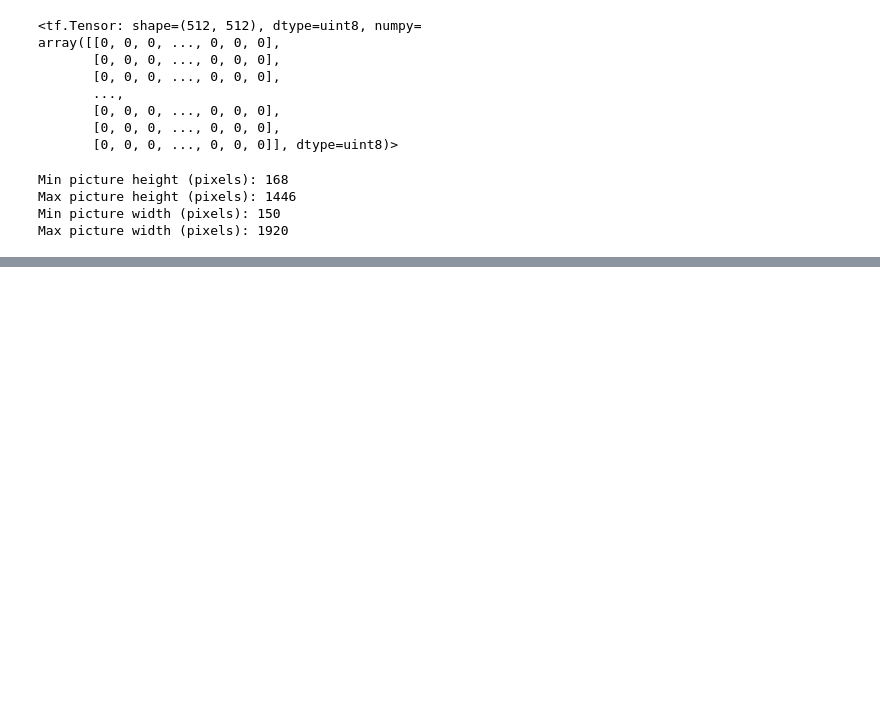
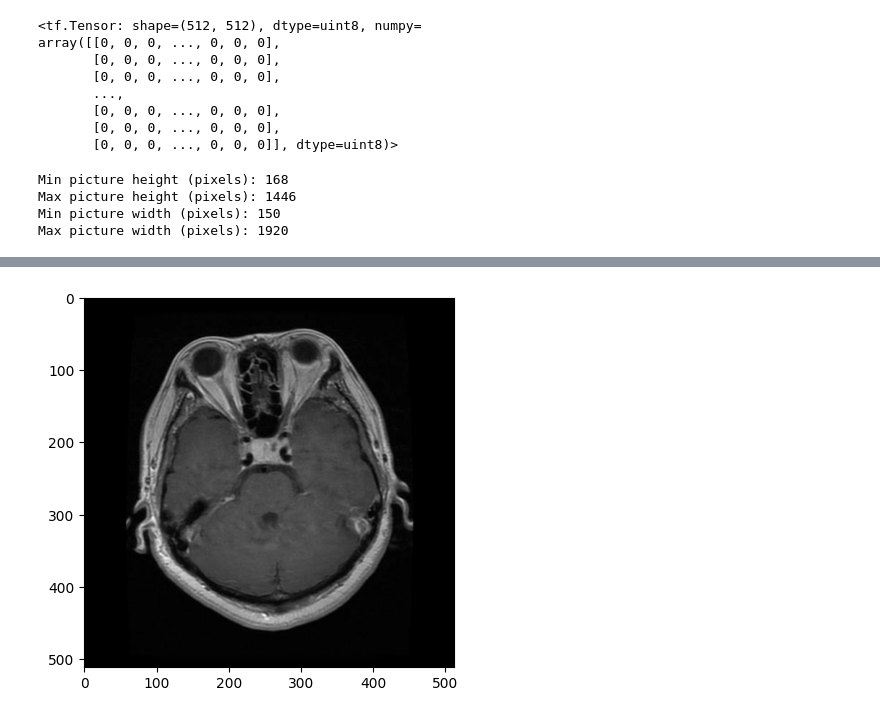
Before and after one commit to tjurjevich/tumor_detection, a Jupyter notebook: modelling.ipynb, the cells around one changed output, grey strips where cells are left out. Cells and saved outputs as stored; diff of their text form; code cells hidden in the pictures; blank space fills up the shorter version.

```diff
--- a/modelling.ipynb
+++ b/modelling.ipynb
@@ -91,0 +102,25 @@ plt.imshow(tf.image.resize(images = data['Training']['input_data'][1234], size =
+# %%
+# Functions for each potential image augmentation to conduct on training data
+def vertical_flip(image: tf.Tensor):
+    return random_flip_up_down(image)
+
+def horizontal_flip(image: tf.Tensor):
+    return random_flip_left_right(image)
+
+def adjust_brightness(image: tf.Tensor):
+    return random_brightness(image, 0.5)
+
+def adjust_contrast(image: tf.Tensor):
+    return random_contrast(image, 0.2, 0.7)
+
+def create_augmented_image(image: tf.Tensor):
+    aug_functions = [vertical_flip, horizontal_flip, adjust_brightness, adjust_contrast]
+    augmentations = random.choices(aug_functions, k = random.randint(1,4))
+    for aug in augmentations:
+        image = aug(image)
+    return image
+
+
+plt.imshow(data["Training"]["input_data"][0], cmap='grey');
+# %% [output]
+[figure, added]
```
Also changed, not shown: parts of 6 cells of this notebook.
